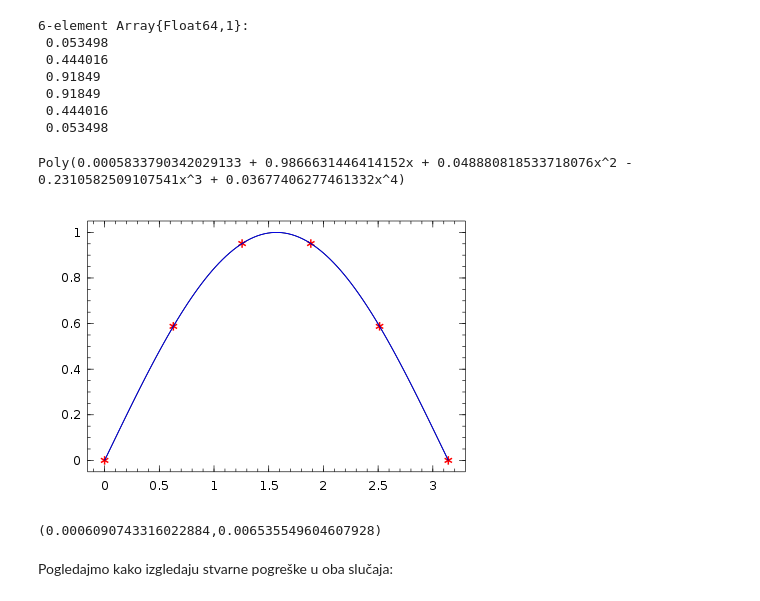
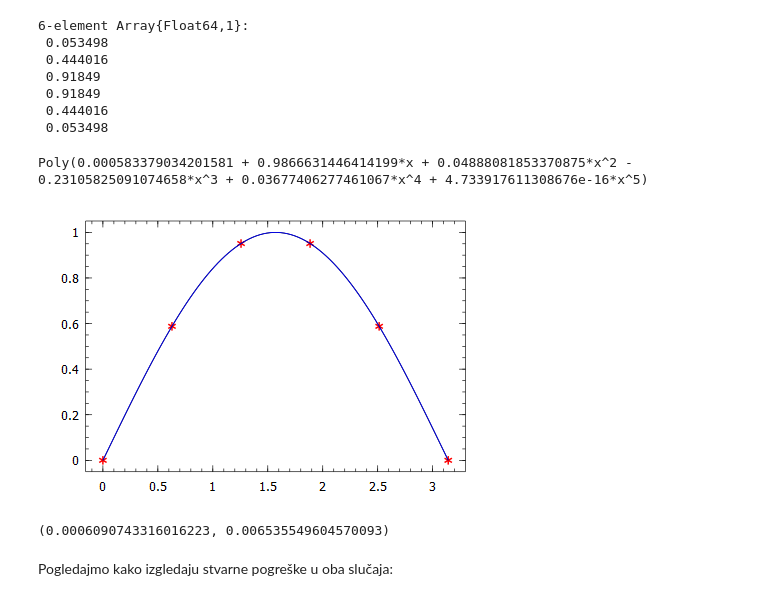
Before and after one commit to ivanslapnicar/Numericka_analiza, a Jupyter notebook: src/NA10_Interpolacija_funkcija.ipynb, the cells around one changed output. Drawn from its saved outputs; the diff is of its cells as text; code cells hidden in the pictures.

```diff
--- a/src/NA10_Interpolacija_funkcija.ipynb
+++ b/src/NA10_Interpolacija_funkcija.ipynb
@@ -36,7 +38,7 @@ n=6
 a=0
 b=pi
 x=collect(linspace(a,b,n))
-y=sin(x)
+y=sin.(x)
 # %% [output]
 6-element Array{Float64,1}:
  0.0
@@ -56,7 +58,7 @@ A=Vandermonde(x)
  1.0  2.51327   6.31655   15.8752   39.8988    100.277
  1.0  3.14159   9.8696    31.0063   97.4091    306.02
 # %%
-c=full(A)\y
+c=A\y
 # %% [output]
 6-element Array{Float64,1}:
   0.0
@@ -231,7 +239,7 @@ xc=(a+b)/2+(b-a)/2*map(Float64,[cos((2*k-1)*pi/(2*n)) for k=1:n])
  0.460076
  0.0535236
 # %%
-yc=sin(xc)
+yc=sin.(xc)
 # %% [output]
 6-element Array{Float64,1}:
  0.053498
@@ -242,22 +250,22 @@ yc=sin(xc)
  0.053498
 # %%
 Ac=Vandermonde(xc)
-cc=full(Ac)\yc
+cc=Ac\yc
 pc=Poly(cc)
 # %% [output]
-Poly(0.0005833790342029133 + 0.9866631446414152x + 0.048880818533718076x^2 - 0.2310582509107541x^3 + 0.03677406277461332x^4)
+Poly(0.000583379034201581 + 0.9866631446414199*x + 0.04888081853370875*x^2 - 0.23105825091074658*x^3 + 0.03677406277461067*x^4 + 4.733917611308676e-16*x^5)
 # %%
 xx=linspace(a,b,100)
 pC=polyval(pc,xx)
-sinus=sin(xx)
+sinus=sin.(xx)
 plot(x,y,"r*",xx,pS,xx,sinus,"b")
 # %% [output]
-[figure, old version]
+[figure, new version]
 # %%
 # maksimalne apsolutna i relativna pogreška
 norm(pC[2:end-1]-sinus[2:end-1],Inf), norm((pC[2:end-1]-sinus[2:end-1])./sinus[2:end-1],Inf)
 # %% [output]
-(0.0006090743316022884,0.006535549604607928)
+(0.0006090743316016223, 0.006535549604570093)
 # %% [markdown]
 Pogledajmo kako izgledaju stvarne pogreške u oba slučaja:
 # %%
```
Also changed, not shown: parts of 19 cells of this notebook, 4 other files.
